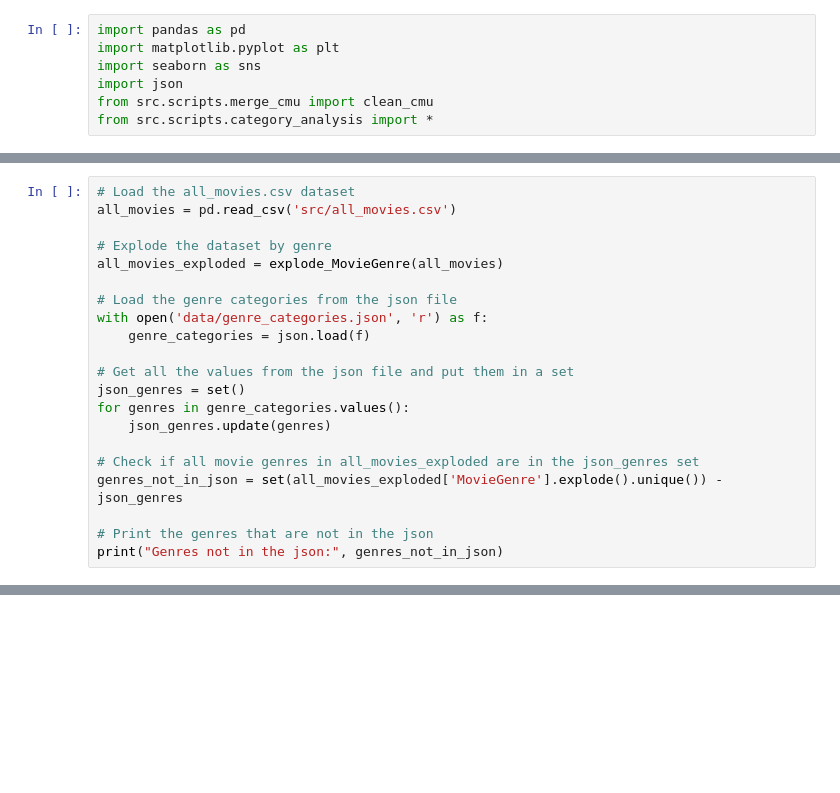
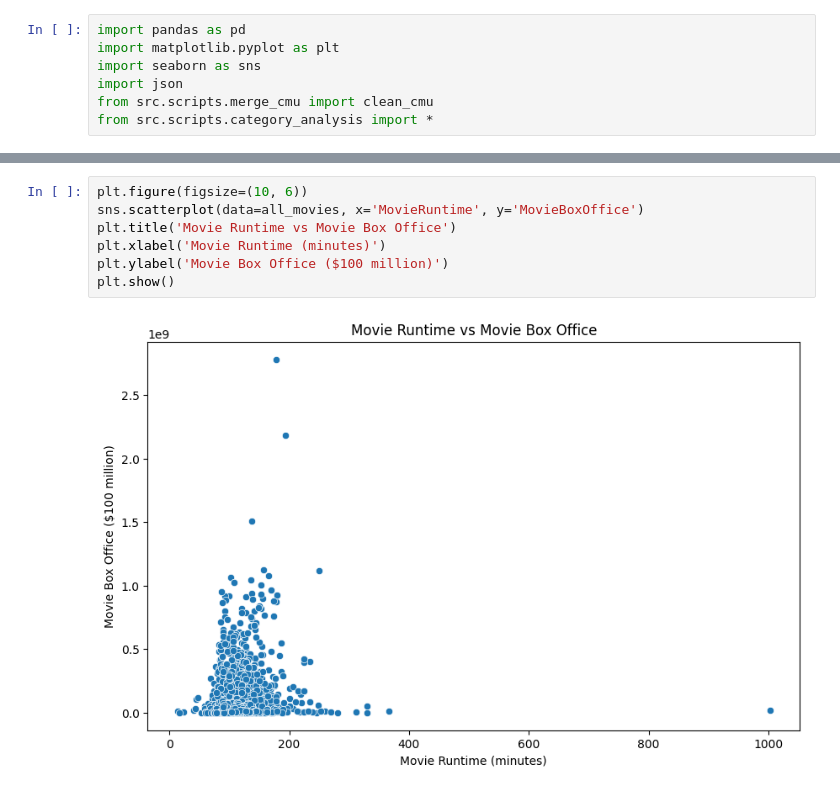
Before and after one commit to epfl-ada/ada-2024-project-padamalgame, a Jupyter notebook: adaptation_success_analysis.ipynb, the cells around one changed output, grey strips where cells are left out. Saved outputs shown, nothing was run; the diff lists cells and outputs as text; blank space fills up the shorter version.

```diff
--- a/adaptation_success_analysis.ipynb
+++ b/adaptation_success_analysis.ipynb
@@ -18,21 +22,0 @@ df = pd.read_csv('data/merge_imdb.csv')
-# %%
-# Load the all_movies.csv dataset
-all_movies = pd.read_csv('src/all_movies.csv')
-
-# Explode the dataset by genre
-all_movies_exploded = explode_MovieGenre(all_movies)
-
-# Load the genre categories from the json file
-with open('data/genre_categories.json', 'r') as f:
-    genre_categories = json.load(f)
-
-# Get all the values from the json file and put them in a set
-json_genres = set()
-for genres in genre_categories.values():
-    json_genres.update(genres)
-
-# Check if all movie genres in all_movies_exploded are in the json_genres set
-genres_not_in_json = set(all_movies_exploded['MovieGenre'].explode().unique()) - json_genres
-
-# Print the genres that are not in the json
-print("Genres not in the json:", genres_not_in_json)
@@ -40,0 +63,9 @@ Genres not in the json: {nan}
+# %%
+plt.figure(figsize=(10, 6))
+sns.scatterplot(data=all_movies, x='MovieRuntime', y='MovieBoxOffice')
+plt.title('Movie Runtime vs Movie Box Office')
+plt.xlabel('Movie Runtime (minutes)')
+plt.ylabel('Movie Box Office ($100 million)')
+plt.show()
+# %% [output]
+[figure, added]
```
Also changed, not shown: parts of 5 cells of this notebook, 1 other file.
